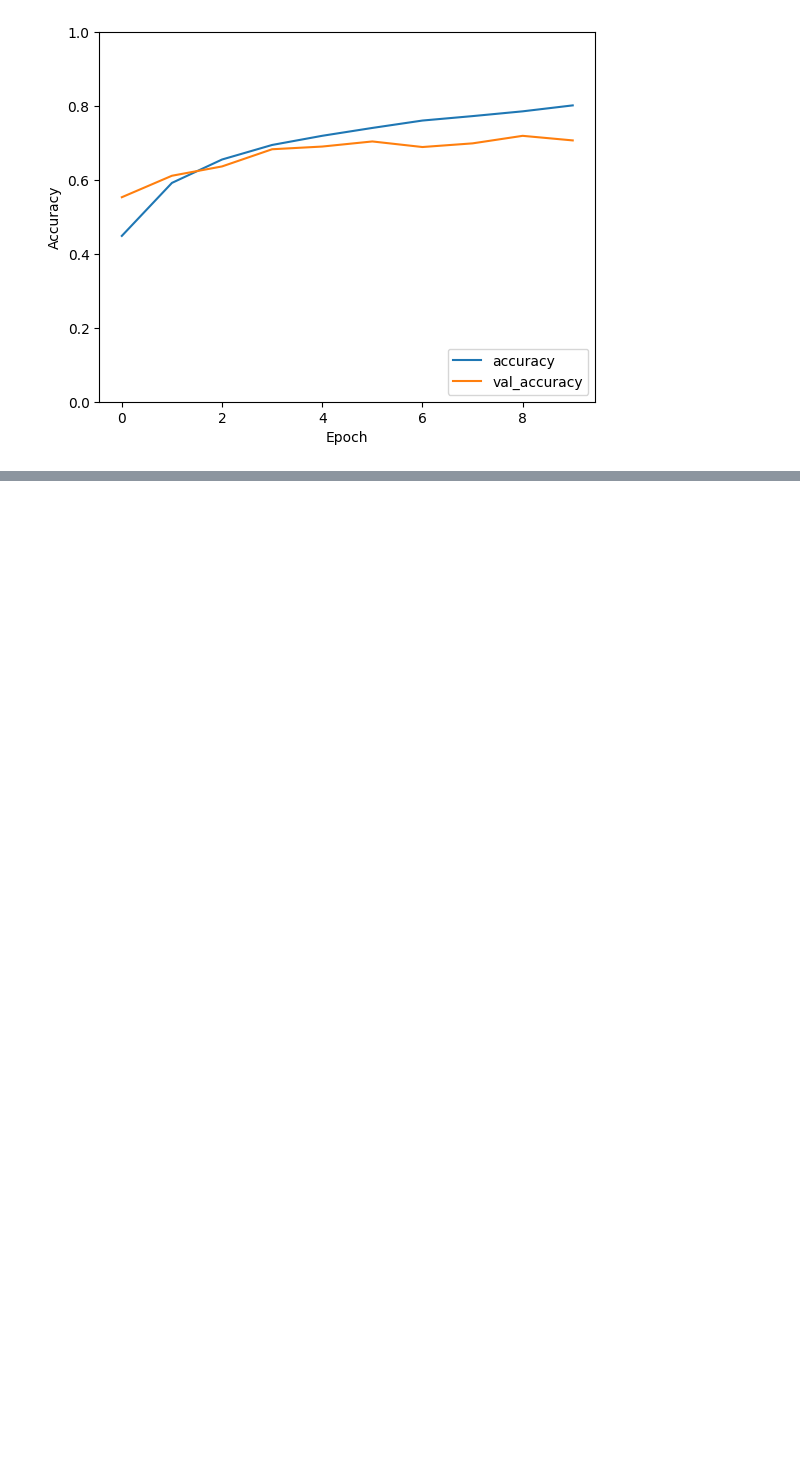
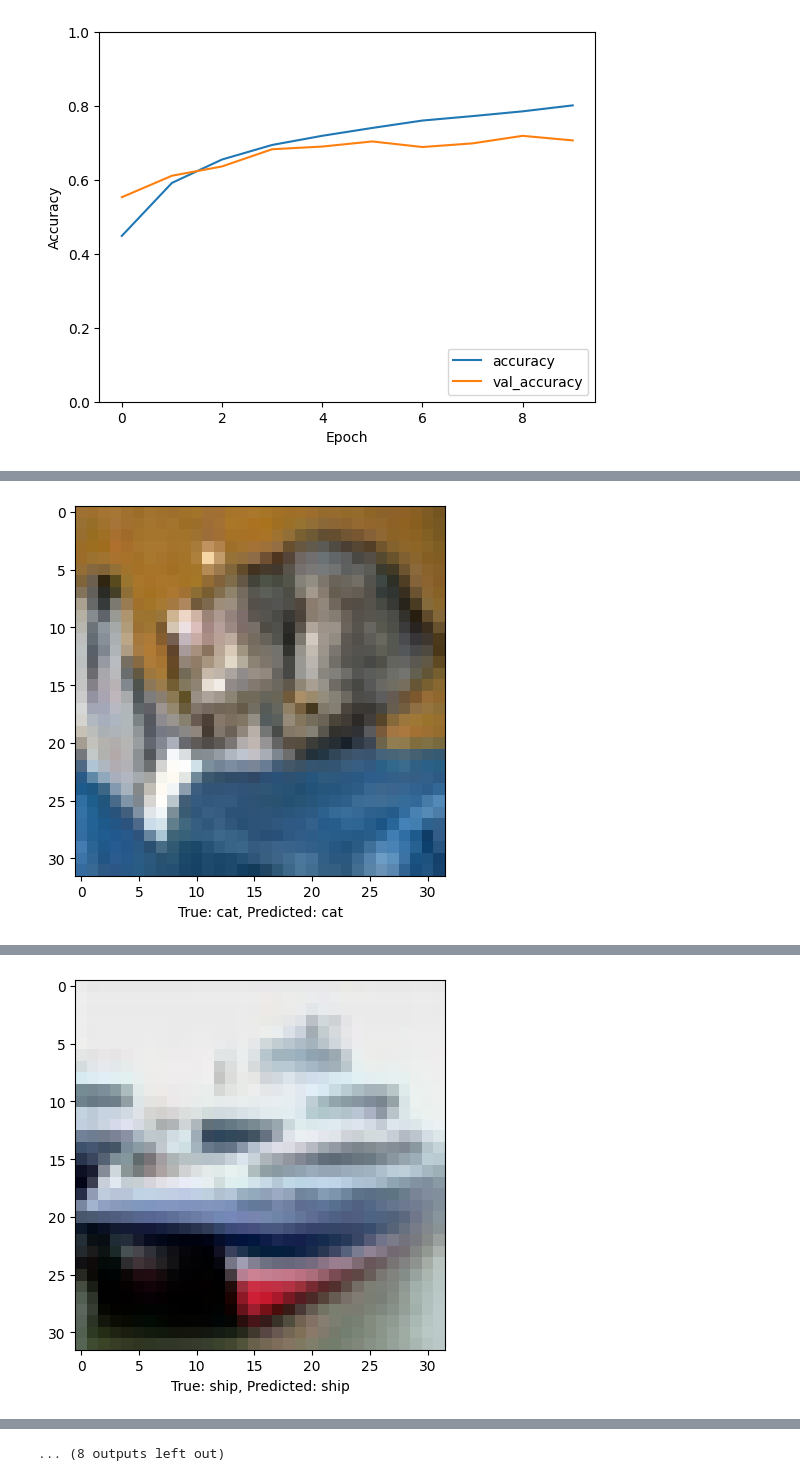
Before and after one commit to shovo896/Computer_vision, a Jupyter notebook: image_classification_using_tf.ipynb, the cells around one changed output, grey strips where cells are left out. Saved outputs shown, nothing was run; the diff lists cells and outputs as text; code cells hidden in the pictures; blank space fills up the shorter version.

```diff
--- a/image_classification_using_tf.ipynb
+++ b/image_classification_using_tf.ipynb
@@ -119,3 +119,15 @@ def plot_predictions(i, predictions_array, true_label, img):
                                 100*np.max(predictions_array),
                                 class_names[true_label]),
                                 color=color)
+# %%
+def plot_predictions(index):
+    image=X_test[index]
+    true_label=class_names[np.argmax(y_test[index])]
+    pred_probs=model.predict(np.expand_dims(image, axis=0))[0]
+    pred_label=class_names[np.argmax(pred_probs)]
+    plt.imshow(image)
+    plt.xlabel(f"True: {true_label}, Predicted: {pred_label}")
+    plt.show()
+for i in range(10):
+    plot_predictions(i)
+# %% [output]
@@ -121,0 +135 @@ def plot_predictions(i, predictions_array, true_label, img):
+[figure, added]
@@ -121,0 +137 @@ def plot_predictions(i, predictions_array, true_label, img):
+[figure, added]
@@ -121,0 +146 @@ def plot_predictions(i, predictions_array, true_label, img):
+... (8 outputs left out)
```
Also changed, not shown: parts of 1 cell of this notebook.
